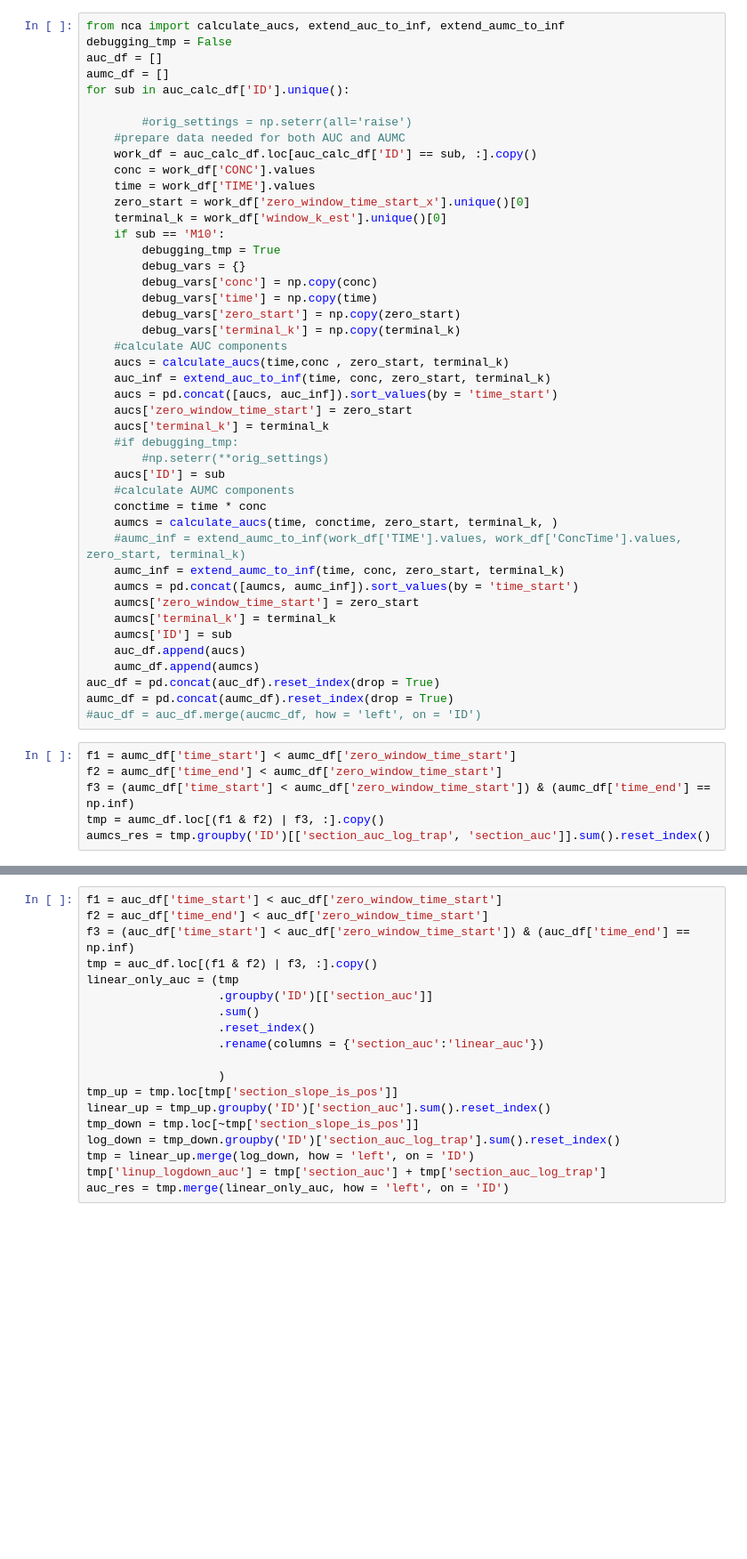
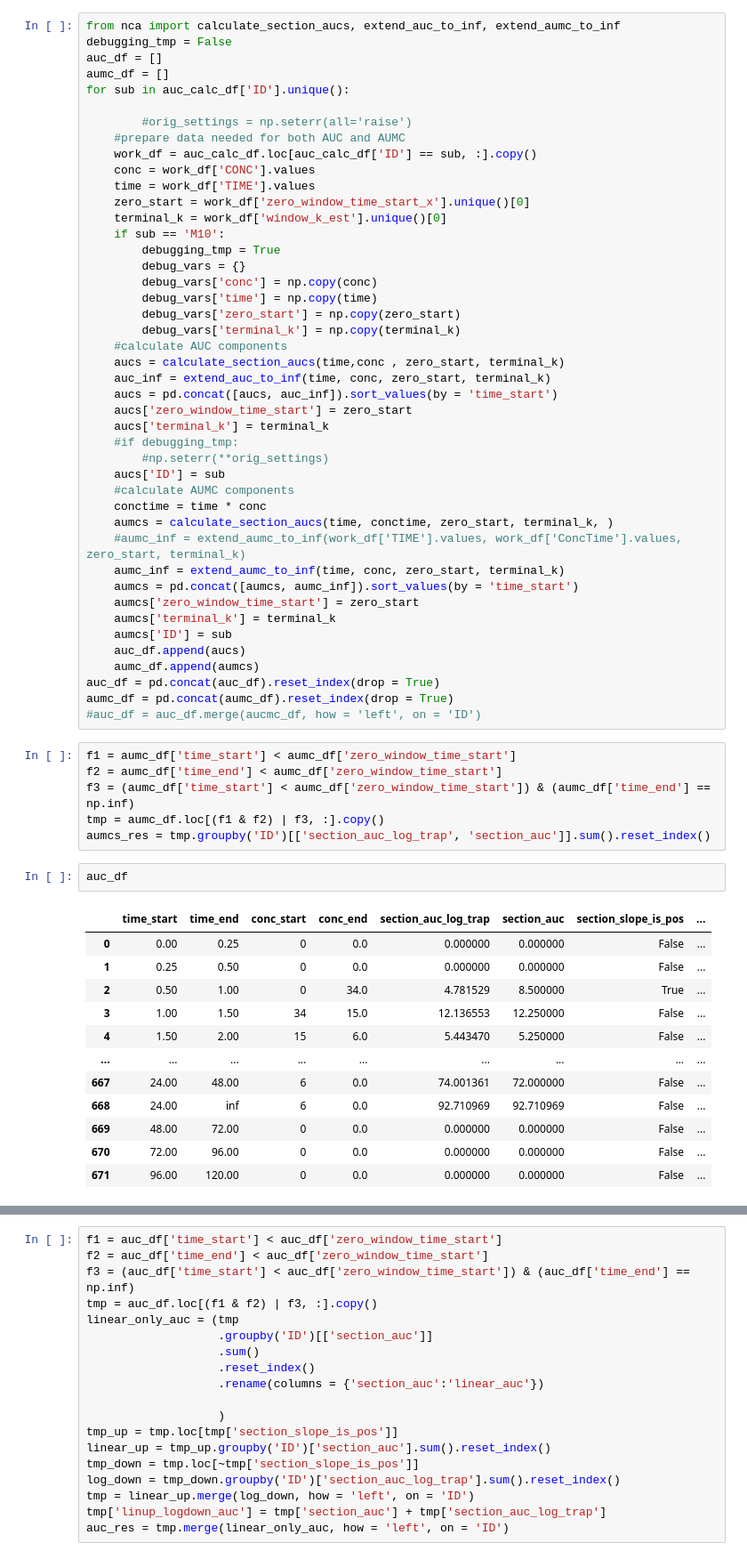
Before and after one commit to kelleyjbrady/NiceODE, a Jupyter notebook: NCA_demo.ipynb, the cells around one changed output, grey strips where cells are left out. Shown at 89% size. Cells and saved outputs as stored; diff of their text form; blank space fills up the shorter version.

```diff
--- a/NCA_demo.ipynb
+++ b/NCA_demo.ipynb
@@ -247,5 +292,5 @@ auc_calc_df
 # %%
-from nca import calculate_aucs, extend_auc_to_inf, extend_aumc_to_inf
+from nca import calculate_section_aucs, extend_auc_to_inf, extend_aumc_to_inf
 debugging_tmp = False
 auc_df = []
 aumc_df = []
@@ -266,7 +311,7 @@ for sub in auc_calc_df['ID'].unique():
         debug_vars['zero_start'] = np.copy(zero_start)
         debug_vars['terminal_k'] = np.copy(terminal_k)
     #calculate AUC components
-    aucs = calculate_aucs(time,conc , zero_start, terminal_k)
+    aucs = calculate_section_aucs(time,conc , zero_start, terminal_k)
     auc_inf = extend_auc_to_inf(time, conc, zero_start, terminal_k)
     aucs = pd.concat([aucs, auc_inf]).sort_values(by = 'time_start')
     aucs['zero_window_time_start'] = zero_start
@@ -276,7 +321,7 @@ for sub in auc_calc_df['ID'].unique():
     aucs['ID'] = sub
     #calculate AUMC components
     conctime = time * conc
-    aumcs = calculate_aucs(time, conctime, zero_start, terminal_k, )
+    aumcs = calculate_section_aucs(time, conctime, zero_start, terminal_k, )
     #aumc_inf = extend_aumc_to_inf(work_df['TIME'].values, work_df['ConcTime'].values, zero_start, terminal_k)
     aumc_inf = extend_aumc_to_inf(time, conc, zero_start, terminal_k)
     aumcs = pd.concat([aumcs, aumc_inf]).sort_values(by = 'time_start')
@@ -294,3 +339,18 @@ f2 = aumc_df['time_end'] < aumc_df['zero_window_time_start']
 f3 = (aumc_df['time_start'] < aumc_df['zero_window_time_start']) & (aumc_df['time_end'] == np.inf)
 tmp = aumc_df.loc[(f1 & f2) | f3, :].copy()
 aumcs_res = tmp.groupby('ID')[['section_auc_log_trap', 'section_auc']].sum().reset_index()
+# %%
+auc_df
+# %% [output]
+|  | time_start | time_end | conc_start | conc_end | section_auc_log_trap | section_auc | section_slope_is_pos | ... |
+| 0 | 0.00 | 0.25 | 0 | 0.0 | 0.000000 | 0.000000 | False | ... |
+| 1 | 0.25 | 0.50 | 0 | 0.0 | 0.000000 | 0.000000 | False | ... |
+| 2 | 0.50 | 1.00 | 0 | 34.0 | 4.781529 | 8.500000 | True | ... |
+| 3 | 1.00 | 1.50 | 34 | 15.0 | 12.136553 | 12.250000 | False | ... |
+| 4 | 1.50 | 2.00 | 15 | 6.0 | 5.443470 | 5.250000 | False | ... |
+| ... | ... | ... | ... | ... | ... | ... | ... | ... |
+| 667 | 24.00 | 48.00 | 6 | 0.0 | 74.001361 | 72.000000 | False | ... |
+| 668 | 24.00 | inf | 6 | 0.0 | 92.710969 | 92.710969 | False | ... |
+| 669 | 48.00 | 72.00 | 0 | 0.0 | 0.000000 | 0.000000 | False | ... |
+| 670 | 72.00 | 96.00 | 0 | 0.0 | 0.000000 | 0.000000 | False | ... |
+| 671 | 96.00 | 120.00 | 0 | 0.0 | 0.000000 | 0.000000 | False | ... |
```
Also changed, not shown: parts of 4 cells of this notebook, 1 other file.
